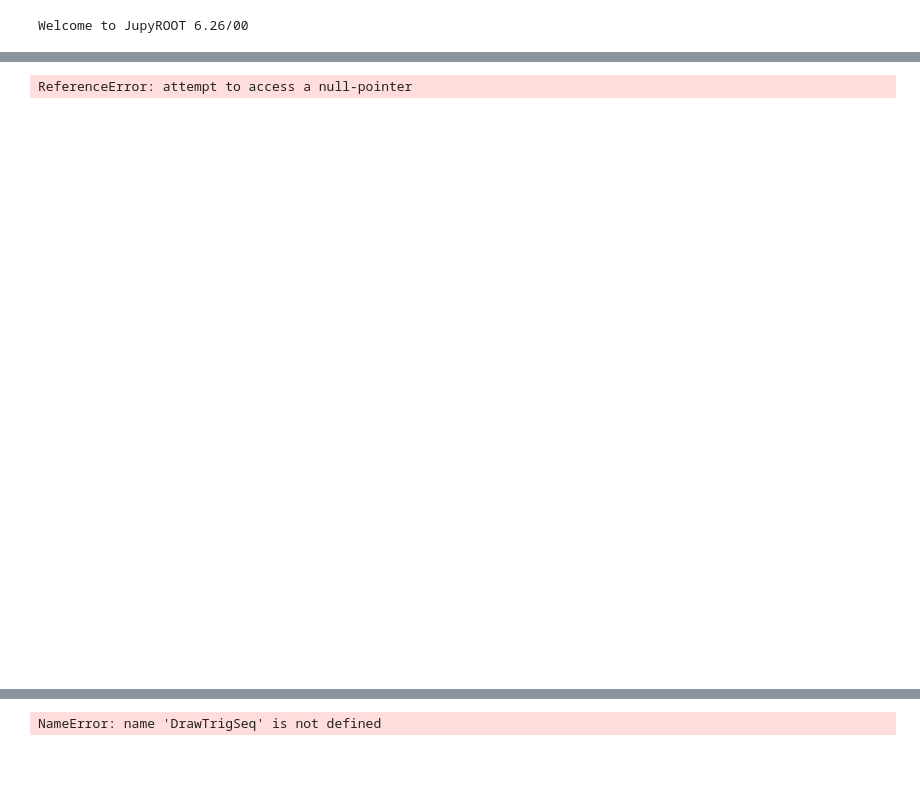
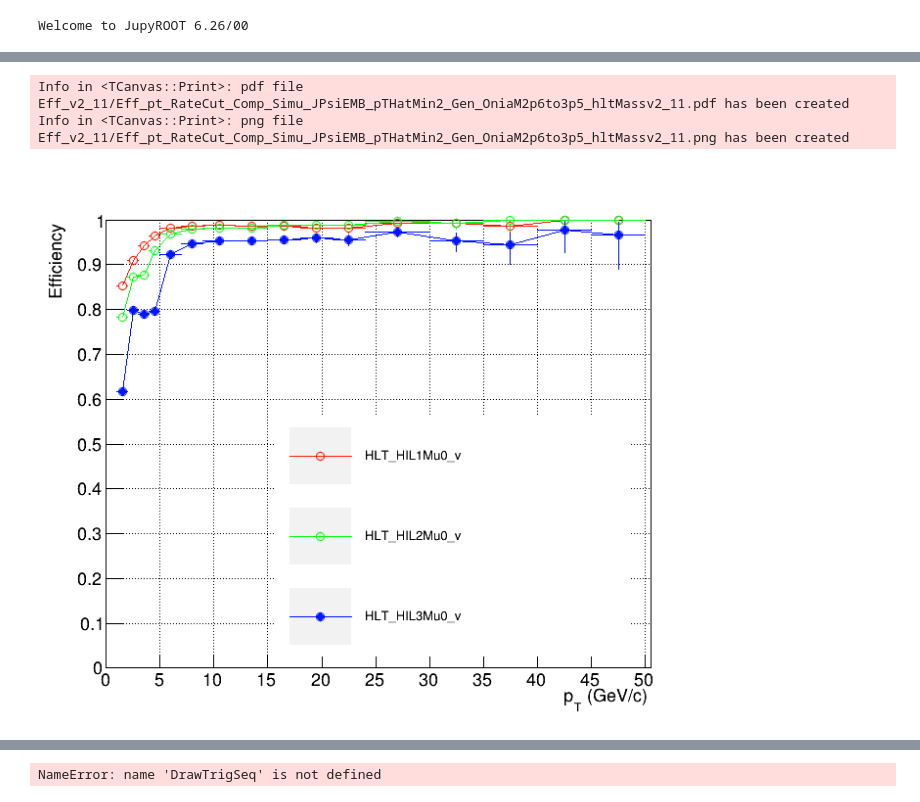
Before and after one commit to vince502/EffCalc, a Jupyter notebook: GetEfficiency.ipynb, the cells around one changed output, grey strips where cells are left out. Cells and saved outputs as stored; diff of their text form; code cells hidden in the pictures; blank space fills up the shorter version.

```diff
--- a/GetEfficiency.ipynb
+++ b/GetEfficiency.ipynb
@@ -25,6 +25,7 @@ canv_tmp = TCanvas("ctmp", "" ,700, 600);
 # %%
 gStyle.SetEndErrorSize(0)
 range_up = 1.0
+range_do = 0.0
 marker_size = 1.2
 marker_style = 20
 marker_style2 = 22
@@ -56,8 +57,8 @@ def DrawTrigPTSeq(trigDir, canv,  _leg = 0, _header = "", _pallet = getCol, _pau
             hist.SetMarkerStyle(marker_style)
         if( (i % 2) == 1) :
             hist.SetMarkerStyle(marker_style2)
-        hist.GetYaxis().SetRangeUser(0,range_up)
-        hist.GetYaxis().SetNdivisions(int(range_up *10))
+        hist.GetYaxis().SetRangeUser(range_do,range_up)
+        hist.GetYaxis().SetNdivisions(int((range_up ) *10))
         hist.GetXaxis().SetRangeUser(0,50)
         hist.GetXaxis().SetNdivisions(25)
         hist.GetXaxis().SetTitle("p_{T} (GeV/c)")
@@ -93,8 +94,8 @@ def DrawTrigOne(trigDir, obj, canv, _and = False, _col = 221) :
     hist.SetMarkerColor(col)
     hist.SetMarkerSize(marker_size)
     hist.SetMarkerStyle(marker_style)
-    hist.GetYaxis().SetRangeUser(0,range_up)
-    hist.GetYaxis().SetNdivisions(int(range_up *10))
+    hist.GetYaxis().SetRangeUser(range_do,range_up)
+    hist.GetYaxis().SetNdivisions(int((range_up - range_do) *10))
     hist.GetXaxis().SetRangeUser(0,50)
     hist.GetXaxis().SetNdivisions(25)
     hist.GetXaxis().SetTitle("p_{T} (GeV/c)")
@@ -126,8 +127,8 @@ def DrawTrigSeq(trigDir, obj, canv, _and = False, _col = 221, _leg = 0, _marker
     hist.SetMarkerColor(col)
     hist.SetMarkerSize(marker_size)
     hist.SetMarkerStyle(_marker)
-    hist.GetYaxis().SetRangeUser(0,range_up)
-    hist.GetYaxis().SetNdivisions(int(range_up *10))
+    hist.GetYaxis().SetRangeUser(range_do,range_up)
+    hist.GetYaxis().SetNdivisions(int((range_up)*10))
     hist.GetXaxis().SetRangeUser(0,50)
     hist.GetXaxis().SetNdivisions(25)
     hist.GetXaxis().SetTitle("p_{T} (GeV/c)")
@@ -326,23 +365,25 @@ Info in <TCanvas::Print>: pdf file Eff_v2_11/Eff_pt_RateCut_Comp_DIMU_MuonGunHig
 # %%
 
 leg.SetNColumns(1)
 leg.SetTextSize(0.024)
 leg.SetX1(0.35);leg.SetX2(0.87);leg.SetY1(0.12);leg.SetY2(0.55);
 leg.Clear()
 #canv, leg = DrawTrigSeq(f_out1.Get("L1DoubleMuOpen"), 'pt', canv, _col = 221, _leg = leg, _disc = "L1DoubleMuOpen v2-6")
 #canv, leg = DrawTrigSeq(f_out1.Get("L1DoubleMuZero"), 'pt', canv, _and = True, _col = 221, _leg = leg, _disc = "L1DoubleMuZero v2-6")
 #canv, leg = DrawTrigSeq(f_out1.Get("L1DoubleMuSQ"), 'pt', canv, _and = True, _col = 208, _leg = leg, _disc = "L1DoubleMu SQ v2-6")
 
 canv, leg = DrawTrigSeq(f_out2.Get("HLT_HIL1Mu0_v"), 'pt', canv, _and = False, _col = getcolor(0), _leg = leg, _marker = 24, _disc = "HLT_HIL1Mu0_v")# %s" % ver1)# v2-7-mod1")
-canv, leg = DrawTrigSeq(f_out2.Get("HLT_HIL2Mu0_v"), 'pt', canv, _and = True, _col = getcolor(1), _leg = leg, _marker = 24, _disc = "HLT_HIL2Mu0_v")# %s" % ver1)# v2-7-mod1")
-canv, leg = DrawTrigSeq(f_out2.Get("HLT_HIL2Mu0_v"), 'pt_4p0', canv, _and = True, _col = getcolor(2), _leg = leg, _marker = 20, _disc = "HLT_HIL3Mu0_v")# %s" % ver1)# v2-7-mod1")
+canv, leg = DrawTrigSeq(f_out2.Get("HLT_HIL2Mu0_v"), 'pt', canv, _and = True, _col = getcolor(10), _leg = leg, _marker = 24, _disc = "HLT_HIL2Mu0_v")# %s" % ver1)# v2-7-mod1")
+canv, leg = DrawTrigSeq(f_out2.Get("HLT_HIL3Mu0_v"), 'pt', canv, _and = True, _col = getcolor(20), _leg = leg, _marker = 20, _disc = "HLT_HIL3Mu0_v")# %s" % ver1)# v2-7-mod1")
 
 
 # canv, leg = DrawTrigSeq(f_leg.Get("HLT_HIL1DoubleMuOpen_v"), 'pt', canv, _and = True, _col = 2, _leg = leg, _disc = "HLT_HIL1DoubleMu0_Legacy_v")
 leg.DrawClone()
 canv.Draw()
 canv.SaveAs("%s/Eff_pt_RateCut_Comp_Simu_%s.pdf" % (pltdir, ver) )
+canv.SaveAs("%s/Eff_pt_RateCut_Comp_Simu_%s.png" % (pltdir, ver) )
 leg.Clear()
 # %% [output]
-ReferenceError: attempt to access a null-pointer
+Info in <TCanvas::Print>: pdf file Eff_v2_11/Eff_pt_RateCut_Comp_Simu_JPsiEMB_pTHatMin2_Gen_OniaM2p6to3p5_hltMassv2_11.pdf has been created
+Info in <TCanvas::Print>: png file Eff_v2_11/Eff_pt_RateCut_Comp_Simu_JPsiEMB_pTHatMin2_Gen_OniaM2p6to3p5_hltMassv2_11.png has been created
-[figure, old version]
+[figure, new version]
```
Also changed, not shown: parts of 3 cells of this notebook, 7 other files.
